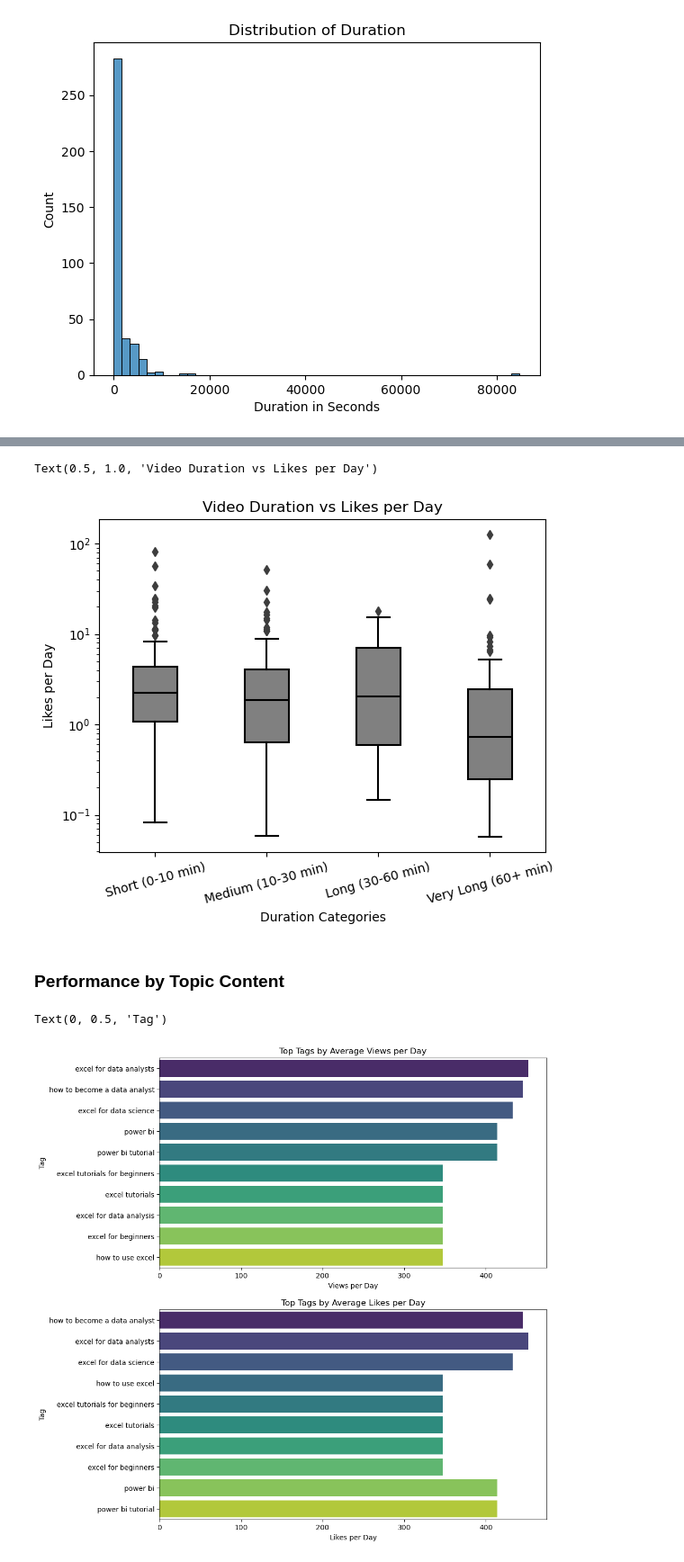
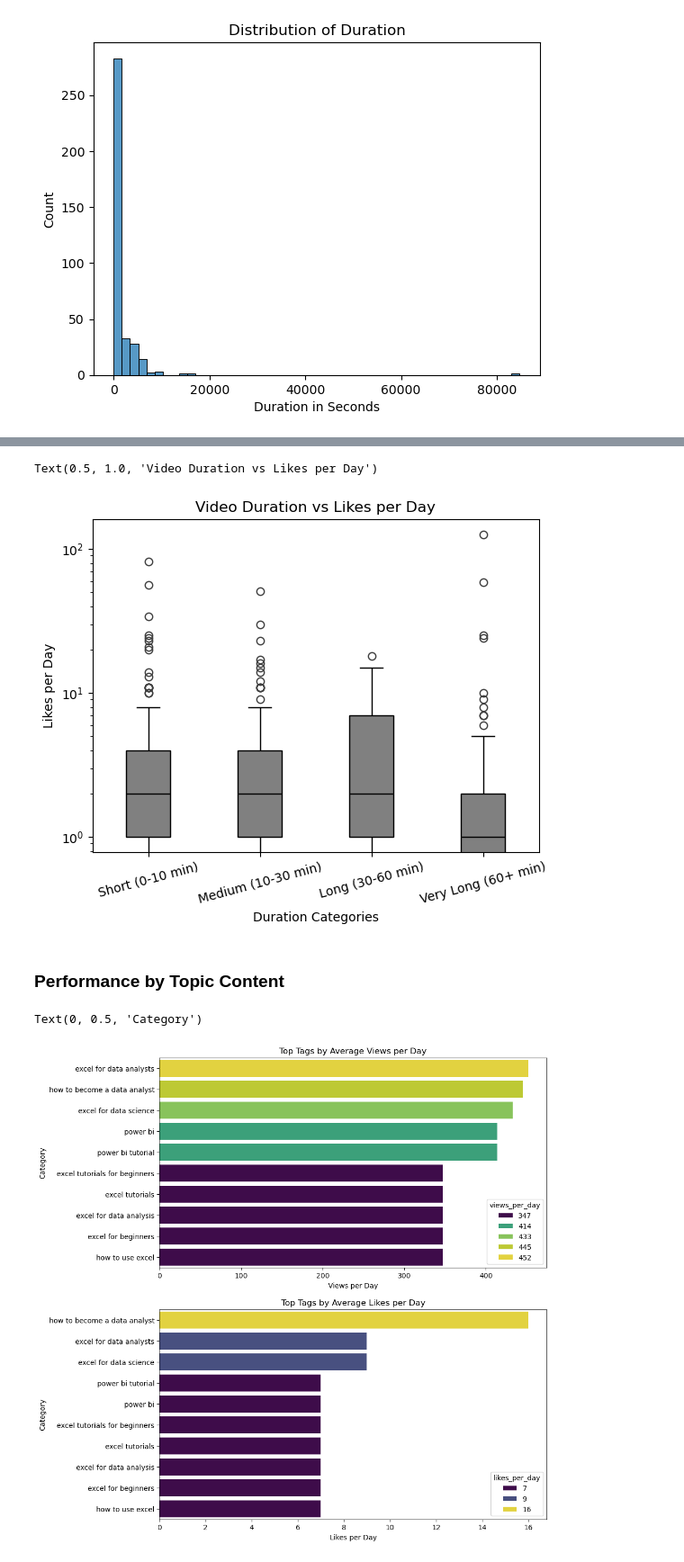
Before and after one commit to LiLuo086/alex-the-analyst-youtube-analysis, a Jupyter notebook: eda.ipynb, the cells around one changed output, grey strips where cells are left out. Shown at 90% size. Drawn from its saved outputs; the diff is of its cells as text; code cells hidden in the pictures.

Commit message:
Adjust the charts

```diff
--- a/eda.ipynb
+++ b/eda.ipynb
@@ -83,8 +83,8 @@ extract_day = pd.Timestamp('2025-06-19', tz='UTC') # The day that videos are ext
 
 # Normalize metrics
 df['days_since_publish'] = (extract_day - df['published_at']).dt.days.clip(lower=1) # type: ignore # ensure the minimal day is 1
-df['views_per_day'] = df['views']/df['days_since_publish']
-df['likes_per_day'] = df['likes']/df['days_since_publish']
+df['views_per_day'] = (df['views']/df['days_since_publish']).round(0)
+df['likes_per_day'] = (df['likes']/df['days_since_publish']).round(0)
 # %% [markdown]
 ### Binning Video Length
 # %%
@@ -475,26 +476,29 @@ plt.xticks(rotation=15)
 plt.title("Video Duration vs Likes per Day")
 # %% [output]
 Text(0.5, 1.0, 'Video Duration vs Likes per Day')
-[figure, old version]
+[figure, new version]
 # %% [markdown]
 ### Performance by Topic Content
 # %%
 fig, axes = plt.subplots(2,1,figsize=(10, 12))
 
 top_tags_views = tag_stats_filtered.sort_values('views_per_day', ascending=False).head(10)
+top_tags_views['views_per_day'] = top_tags_views['views_per_day'].round().astype(int)
 
-sns.barplot(data=top_tags_views, x='views_per_day', y='tag', palette='viridis', ax = axes[0])
+sns.barplot(data=top_tags_views, x='views_per_day', y='tag', hue='views_per_day', palette='viridis', ax = axes[0])
 axes[0].set_title("Top Tags by Average Views per Day")
 axes[0].set_xlabel("Views per Day")
-axes[0].set_ylabel("Tag")
+axes[0].set_ylabel("Category")
 
 
 
 top_tags_likes = tag_stats_filtered.sort_values('likes_per_day', ascending=False).head(10)
-sns.barplot(data=top_tags_likes, x='views_per_day', y='tag', palette='viridis',  ax = axes[1])
+top_tags_likes['likes_per_day'] = top_tags_likes['likes_per_day'].round().astype(int)
+
+sns.barplot(data=top_tags_likes, x='likes_per_day', y='tag', hue='likes_per_day', palette='viridis',  ax = axes[1])
 axes[1].set_title("Top Tags by Average Likes per Day")
 axes[1].set_xlabel("Likes per Day")
-axes[1].set_ylabel("Tag")
+axes[1].set_ylabel("Category")
 # %% [output]
-Text(0, 0.5, 'Tag')
+Text(0, 0.5, 'Category')
-[figure, old version]
+[figure, new version]
```
Also changed, not shown: parts of 12 cells of this notebook.
